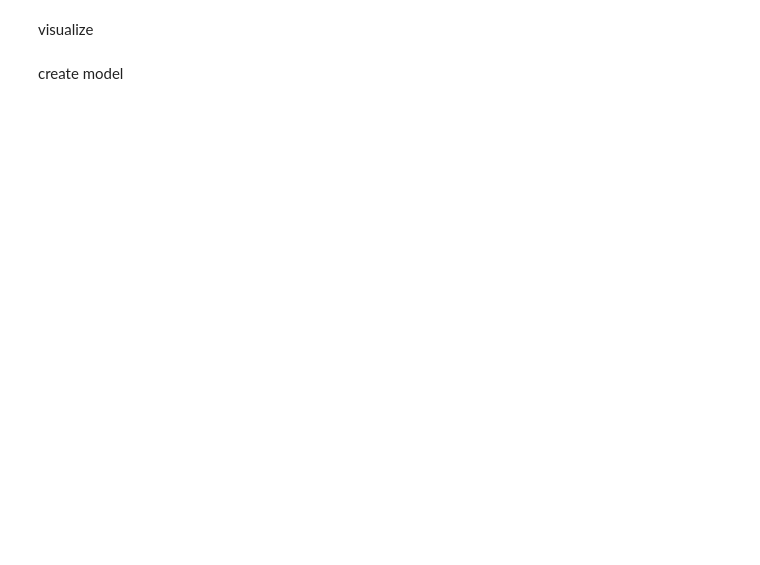
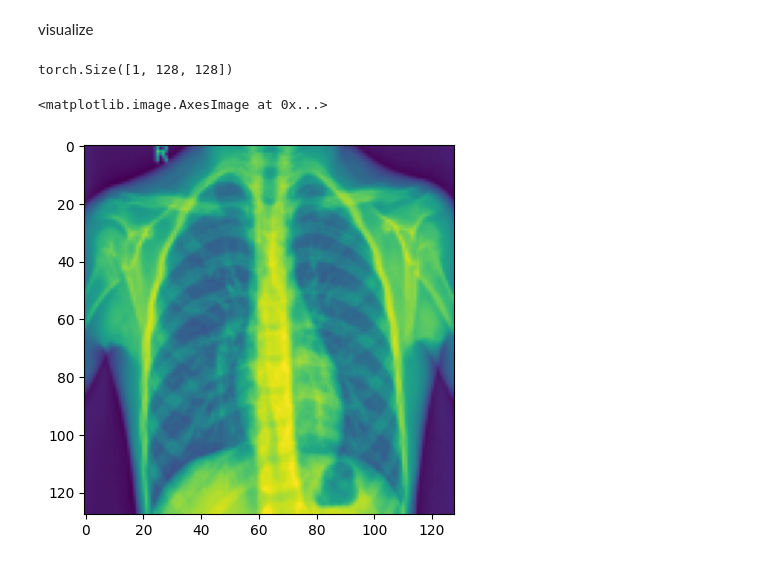
Before and after one commit to HP3-16/torch-learning, a Jupyter notebook: Projects/COVID-XRAY/main.ipynb, the cells around one changed output. Saved outputs shown, nothing was run; the diff lists cells and outputs as text; code cells hidden in the pictures; blank space fills up the shorter version.

```diff
--- a/Projects/COVID-XRAY/main.ipynb
+++ b/Projects/COVID-XRAY/main.ipynb
@@ -24,8 +27,10 @@ Your Kaggle username:Your Kaggle Key:Downloading covid19-xray-dataset-train-test
 create ds and dl
 # %%
 train_transforms = transforms.Compose([
-    transforms.ToTensor(),
+    transforms.Resize((128,128)),
+    transforms.ToTensor()
 ])
 test_transforms = transforms.Compose([
-    transforms.ToTensor(),
+    transforms.Resize((128,128)),
+    transforms.ToTensor()
 ])
@@ -43,4 +39,17 @@ train_dataset = torchvision.datasets.ImageFolder(root='',)
+# %%
+root_path_train= 'G:/py-py-py-pytorch/Projects/COVID-XRAY/data/train'
+root_path_test= 'G:/py-py-py-pytorch/Projects/COVID-XRAY/data/test'
+# %%
+train_dataset = CustomImgDataset(root=root_path_train,transforms=train_transforms)
+test_dataset = CustomImgDataset(root=root_path_test,transforms=test_transforms)
 # %% [markdown]
 visualize
-# %% [markdown]
-create model
+# %%
+it = iter(train_dataset)
+sample_img_tensor = next(it)[0]
+print(sample_img_tensor.shape)
+plt.imshow(sample_img_tensor.squeeze())
+# %% [output]
+torch.Size([1, 128, 128])
+<matplotlib.image.AxesImage at 0x...>
+[figure, added]
```
Also changed, not shown: parts of 4 cells of this notebook, 3 other files.
